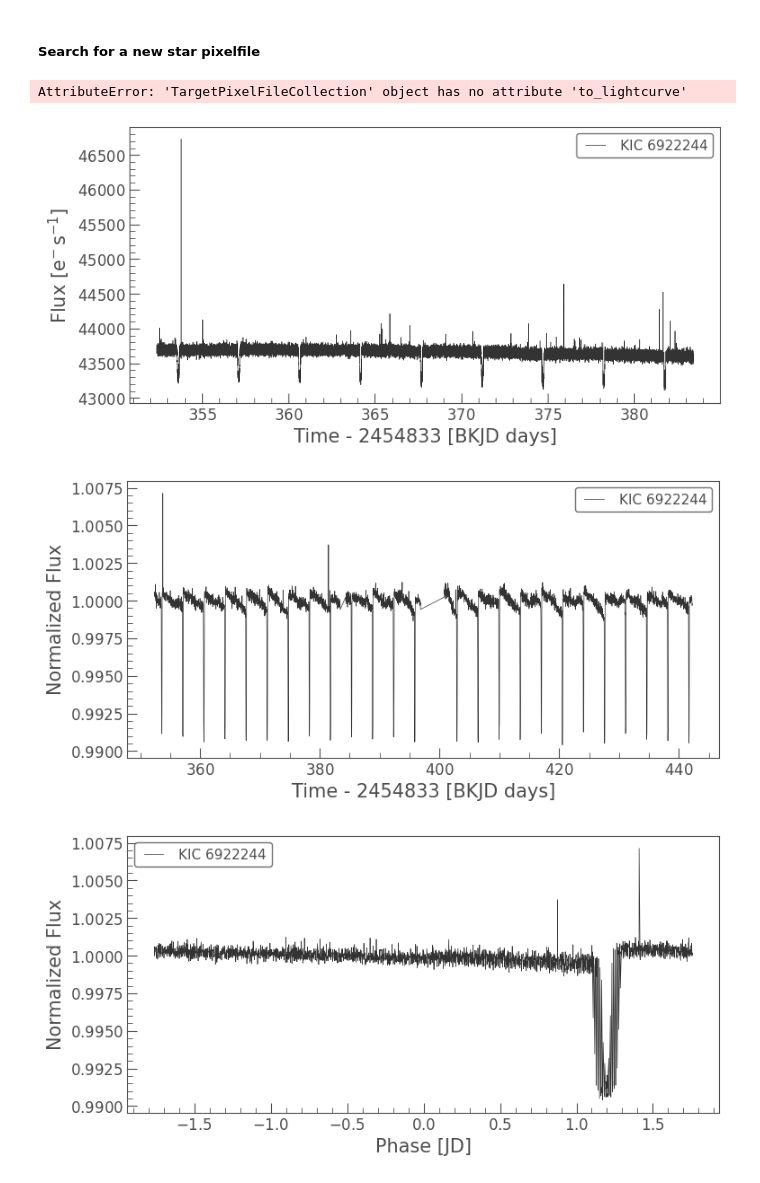
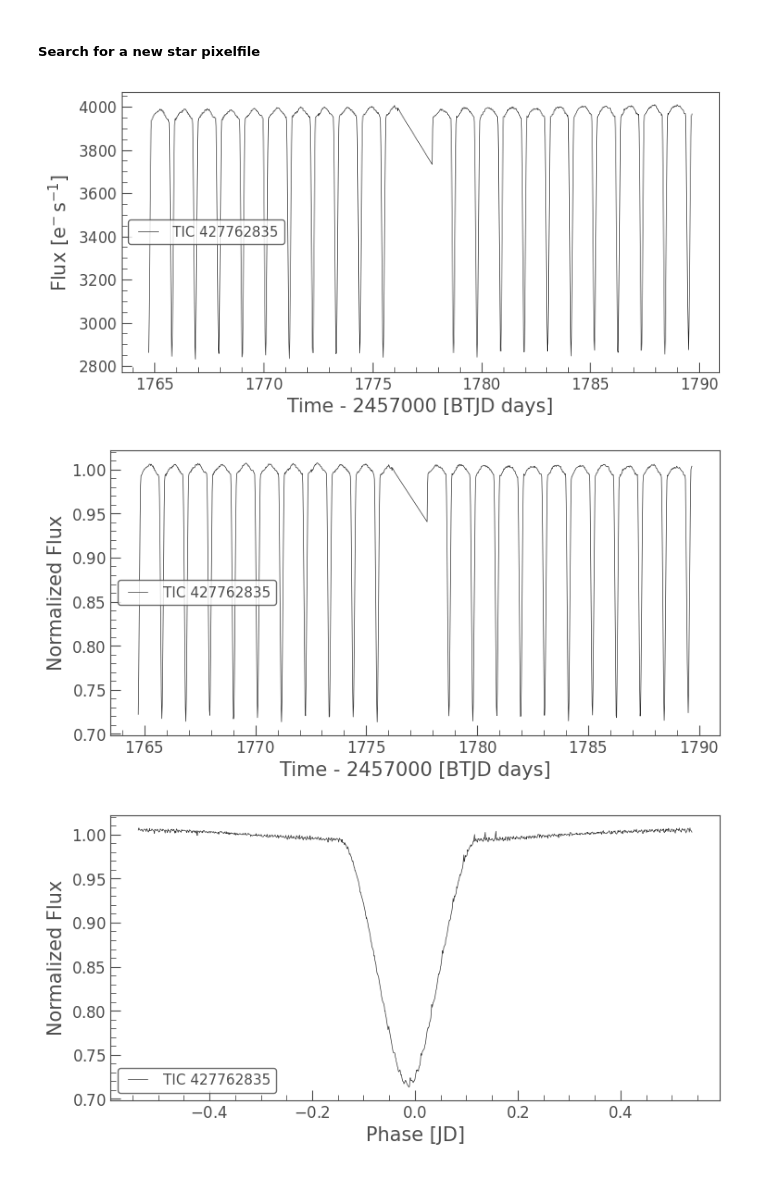
Before and after one commit to Alex-dev7/lightkurve_practice, a Jupyter notebook: lightkurve_practice.ipynb, the cells around one changed output. Cells and saved outputs as stored; diff of their text form; code cells hidden in the pictures.

```diff
--- a/lightkurve_practice.ipynb
+++ b/lightkurve_practice.ipynb
@@ -28,24 +26,24 @@ new_pixelfile = search_targetpixelfile("KIC 6922244", quarter=4).download_all()
+# %%
+new_pixelfile = search_targetpixelfile('TIC 427762835', author="TESS-SPOC").download()
 # %%
-star = new_pixelfile.to_lightcurve
+star = new_pixelfile.to_lightcurve()
-# %% [output]
-AttributeError: 'TargetPixelFileCollection' object has no attribute 'to_lightcurve'
 # %%
 star.plot()
 plt.show()
 # %% [output]
-[figure, old version]
+[figure, new version]
 # %%
 flat_star = star.flatten(window_length=401)
 flat_star.plot()
 plt.show()
 # %% [output]
-[figure, old version]
+[figure, new version]
 # %%
-folded_star = flat_star.fold(period=3.525)
+folded_star = flat_star.fold(period=1.0783)
 folded_star.plot()
 plt.show()
 # %% [output]
-[figure, old version]
+[figure, new version]
 # %%
 import numpy as np
 periodogram = flat_star.to_periodogram(method="bls", period=np.arange(1, 10, 0.001))
```
Also changed, not shown: parts of 9 cells of this notebook, 2 other files.
